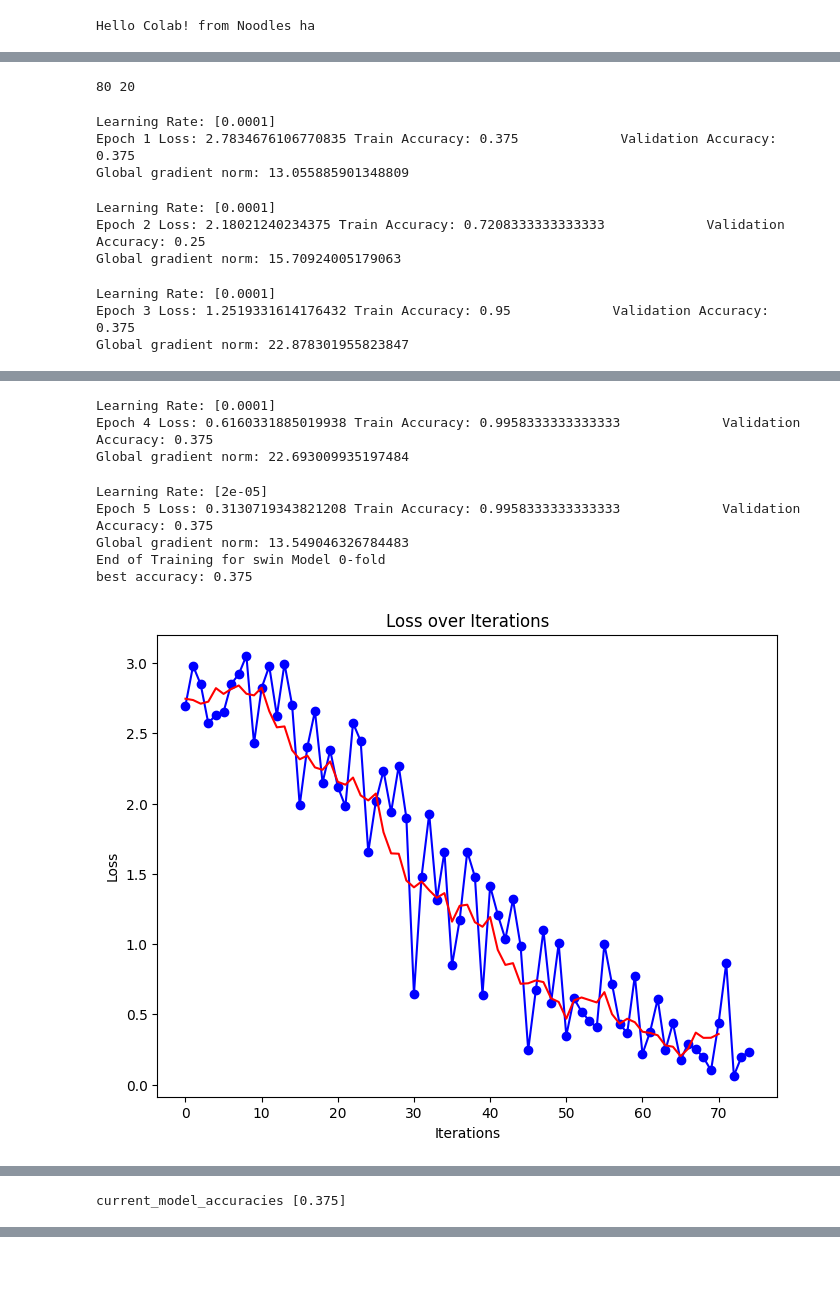
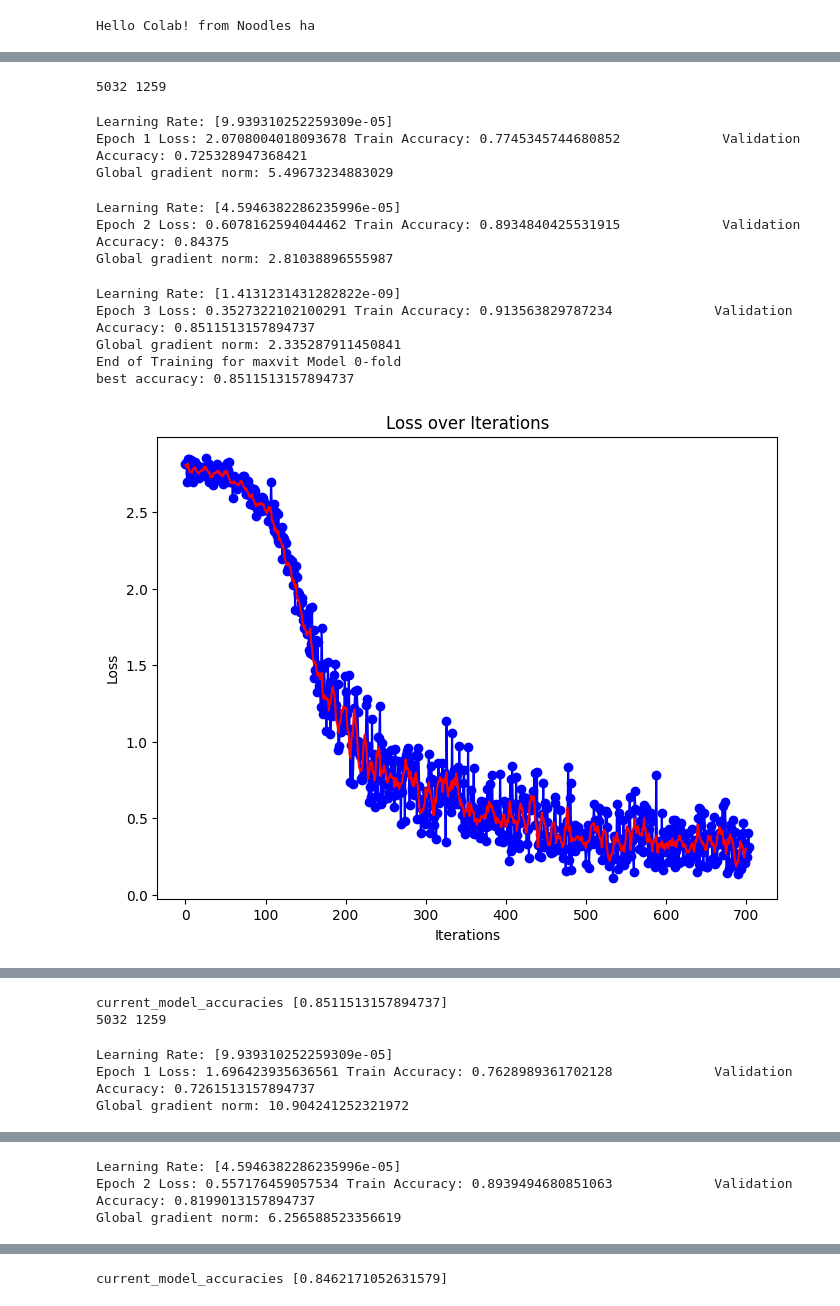
Before and after one commit to tomhyhan/noodles, a Jupyter notebook: pasta_classification.ipynb, the cells around one changed output, grey strips where cells are left out. Cells and saved outputs as stored; diff of their text form; code cells hidden in the pictures; blank space fills up the shorter version.

```diff
--- a/pasta_classification.ipynb
+++ b/pasta_classification.ipynb
@@ -100,12 +89,12 @@ image_paths, labels = data["img_path"], data["label"]
 X, test_data, y, test_label = train_test_split(image_paths.values, labels.values, train_size=0.9, random_state=SEED, shuffle=True, stratify=labels)
 # %%
 k_fold = StratifiedKFold(n_splits=5, random_state=SEED, shuffle=True)
-models = ['swin']
+models = ['maxvit','swin' ]
 
-N=100
-perm_indices = np.random.permutation(N)
-X = X[perm_indices]
-y = y[perm_indices]
+# N=100
+# perm_indices = np.random.permutation(N)
+# X = X[perm_indices]
+# y = y[perm_indices]
 
 for model_name in models:
     current_model_accuracies = []
@@ -152,42 +141,44 @@ for model_name in models:
             batch_size=batch_size,
             weight_decay=weight_decay,
             log_interval=log_interval,
-            # scheduler_name=scheduler_name,
+            scheduler_name=scheduler_name,
             device=device
         )
 
 
         current_model_accuracies.append(best_accuracy)
         print(f"End of Training for {model_name} Model {k_id}-fold")
         print(f"best accuracy: {best_accuracy}")
 
         os.makedirs(os.path.join(GOOGLE_DRIVE_PATH, out_dir), exist_ok=True)
         torch.save(best_params, os.path.join(GOOGLE_DRIVE_PATH, out_dir, f"{model_name}_k_fold_{k_id}.pt"))
         draw_loss(loss_history)
         draw_train_val_accuracy(train_accuracy_history, val_accuracy_history)
 
         break
 
     print("current_model_accuracies", current_model_accuracies)
-    break
 
 
         # avg_accuracy = torch.mean(fold_accuracies)
         # std_accuracy = torch.std(fold_accuracies)
 
         # general plan
         # 1. save best accuracies
         # 2. compare with different models
         # 3. train on full dataset with best performing model
         # 4. make inference
 # %% [output]
-80 20
+5032 1259
-Learning Rate: [0.0001]
-Epoch 1 Loss: 2.7834676106770835 Train Accuracy: 0.375             Validation Accuracy: 0.375
-Global gradient norm: 13.055885901348809
+Learning Rate: [9.939310252259309e-05]
+Epoch 1 Loss: 2.0708004018093678 Train Accuracy: 0.7745345744680852             Validation Accuracy: 0.725328947368421
+Global gradient norm: 5.49673234883029
-Learning Rate: [0.0001]
-Epoch 2 Loss: 2.18021240234375 Train Accuracy: 0.7208333333333333             Validation Accuracy: 0.25
-Global gradient norm: 15.70924005179063
+Learning Rate: [4.5946382286235996e-05]
+Epoch 2 Loss: 0.6078162594044462 Train Accuracy: 0.8934840425531915             Validation Accuracy: 0.84375
+Global gradient norm: 2.81038896555987
-Learning Rate: [0.0001]
-Epoch 3 Loss: 1.2519331614176432 Train Accuracy: 0.95             Validation Accuracy: 0.375
-Global gradient norm: 22.878301955823847
+Learning Rate: [1.4131231431282822e-09]
+Epoch 3 Loss: 0.3527322102100291 Train Accuracy: 0.913563829787234             Validation Accuracy: 0.8511513157894737
+Global gradient norm: 2.335287911450841
+End of Training for maxvit Model 0-fold
+best accuracy: 0.8511513157894737
+[figure, new version]
@@ -194,9 +186,5 @@ Global gradient norm: 22.878301955823847
-Learning Rate: [0.0001]
-Epoch 4 Loss: 0.6160331885019938 Train Accuracy: 0.9958333333333333             Validation Accuracy: 0.375
-Global gradient norm: 22.693009935197484
+current_model_accuracies [0.8511513157894737]
+5032 1259
-Learning Rate: [2e-05]
-Epoch 5 Loss: 0.3130719343821208 Train Accuracy: 0.9958333333333333             Validation Accuracy: 0.375
-Global gradient norm: 13.549046326784483
-End of Training for swin Model 0-fold
-best accuracy: 0.375
+Learning Rate: [9.939310252259309e-05]
+Epoch 1 Loss: 1.696423935636561 Train Accuracy: 0.7628989361702128             Validation Accuracy: 0.7261513157894737
+Global gradient norm: 10.904241252321972
-[figure, old version]
@@ -204 +191,3 @@ best accuracy: 0.375
-current_model_accuracies [0.375]
+Learning Rate: [4.5946382286235996e-05]
+Epoch 2 Loss: 0.557176459057534 Train Accuracy: 0.8939494680851063             Validation Accuracy: 0.8199013157894737
+Global gradient norm: 6.256588523356619
@@ -205,3 +201,4 @@ current_model_accuracies [0.375]
+current_model_accuracies [0.8462171052631579]
 # %%
 # Inference
 # %%
```
Also changed, not shown: parts of 6 cells of this notebook.
